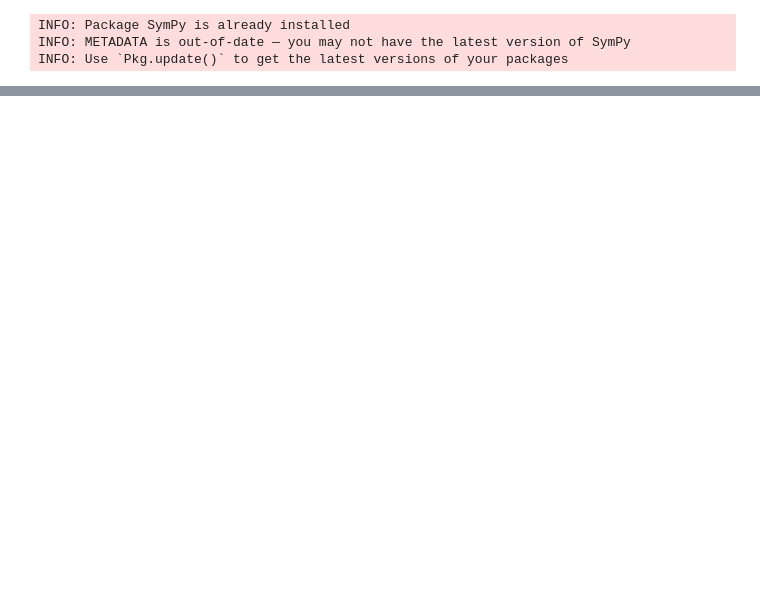
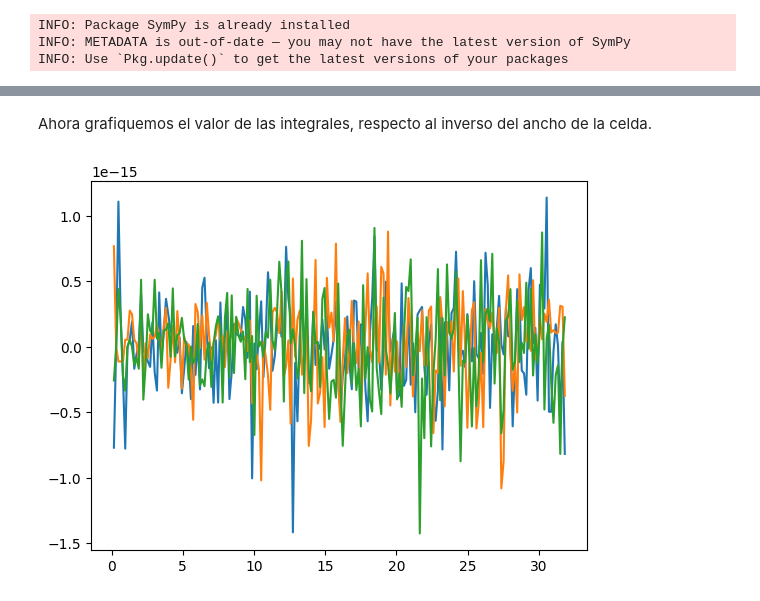
Before and after one commit to alexzpi/Fisica_Computacional_Perez_Fernandez, a Jupyter notebook: Tarea_7.ipynb, the cells around one changed output, grey strips where cells are left out. Drawn from its saved outputs; the diff is of its cells as text; code cells hidden in the pictures; blank space fills up the shorter version.

```diff
--- a/Tarea_7.ipynb
+++ b/Tarea_7.ipynb
@@ -101,0 +263,19 @@ show();
+# %% [markdown]
+Ahora grafiquemos el valor de las integrales, respecto al inverso del ancho de la celda.
+# %%
+delta=zeros(200)
+for i in 1:length(delta)
+    delta[i]=2pi/i
+end
+# %%
+recip=(delta).^(-1);
+# %%
+rlist=R.(delta)
+tlist=T.(delta)
+slist=S.(delta)
+plot(recip,rlist)
+plot(recip,tlist)
+plot(recip,slist)
+show();
+# %% [output]
+[figure, added]
```
Also changed, not shown: parts of 42 cells of this notebook.
